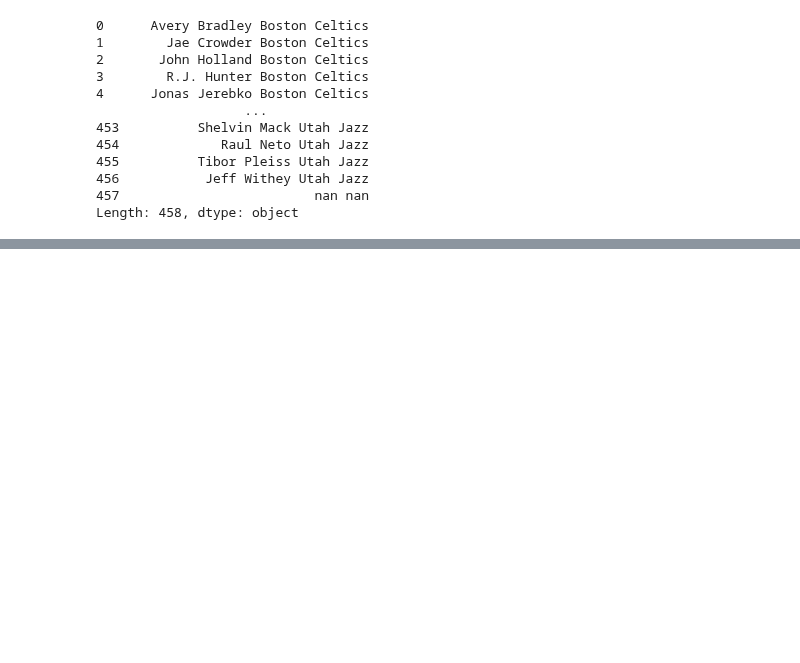
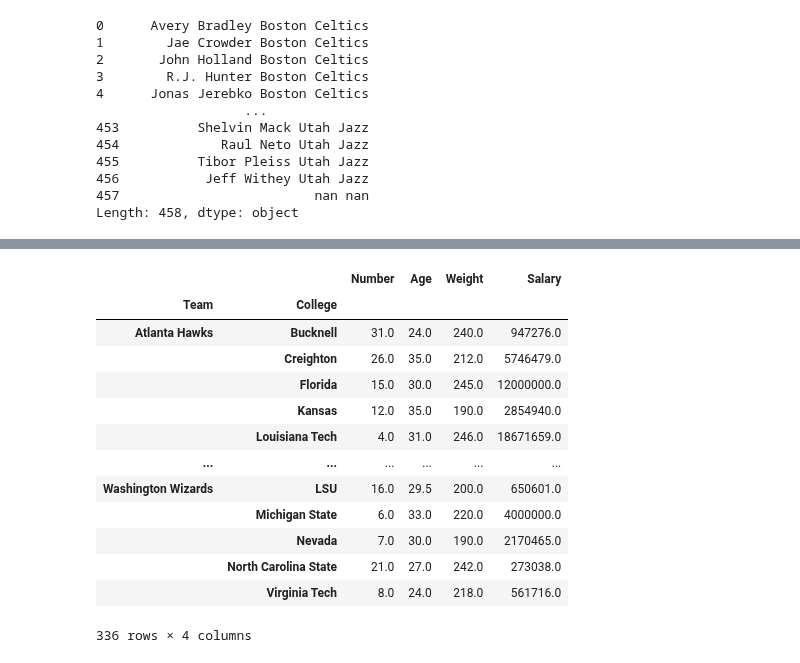
Before and after one commit to arashniroomand/MachineLearning, a Jupyter notebook: Practical_MasterClass/DataProccessing/Pandas.ipynb, the cells around one changed output, grey strips where cells are left out. Drawn from its saved outputs; the diff is of its cells as text; code cells hidden in the pictures; blank space fills up the shorter version.

```diff
--- a/Practical_MasterClass/Pandas.ipynb
+++ b/Practical_MasterClass/DataProccessing/Pandas.ipynb
@@ -382,0 +397,17 @@ Length: 458, dtype: object
+# %%
+df.groupby(['Team', 'College']).mean(numeric_only=True)
+# %% [output]
+|  |  | Number | Age | Weight | Salary |
+| Team | College |  |  |  |  |
+| Atlanta Hawks | Bucknell | 31.0 | 24.0 | 240.0 | 947276.0 |
+|  | Creighton | 26.0 | 35.0 | 212.0 | 5746479.0 |
+|  | Florida | 15.0 | 30.0 | 245.0 | 12000000.0 |
+|  | Kansas | 12.0 | 35.0 | 190.0 | 2854940.0 |
+|  | Louisiana Tech | 4.0 | 31.0 | 246.0 | 18671659.0 |
+| ... | ... | ... | ... | ... | ... |
+| Washington Wizards | LSU | 16.0 | 29.5 | 200.0 | 650601.0 |
+|  | Michigan State | 6.0 | 33.0 | 220.0 | 4000000.0 |
+|  | Nevada | 7.0 | 30.0 | 190.0 | 2170465.0 |
+|  | North Carolina State | 21.0 | 27.0 | 242.0 | 273038.0 |
+|  | Virginia Tech | 8.0 | 24.0 | 218.0 | 561716.0 |
+336 rows × 4 columns
```
Also changed, not shown: parts of 4 cells of this notebook, 11 other files.
